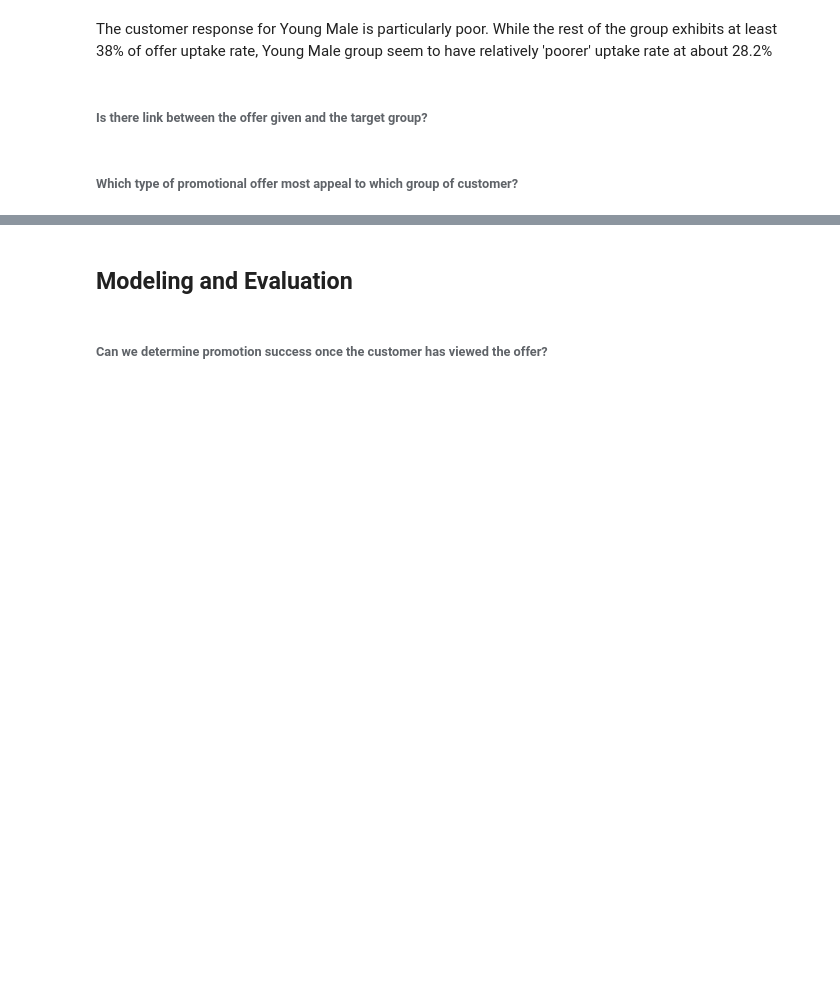
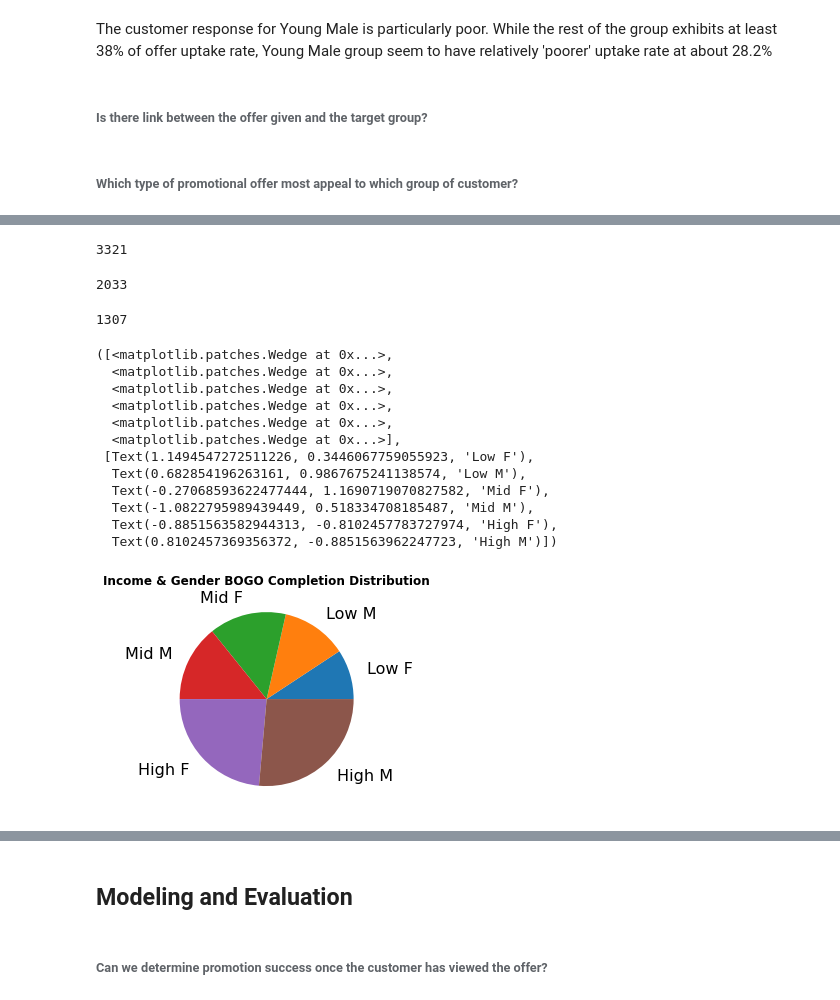
Before and after one commit to watertreader/Udacity_Data_Scientist_Nanodegree, a Jupyter notebook: Project_4/Starbucks_Capstone_notebook.ipynb, the cells around one changed output, grey strips where cells are left out. Cells and saved outputs as stored; diff of their text form; code cells hidden in the pictures; blank space fills up the shorter version.

```diff
--- a/Project_4/Starbucks_Capstone_notebook.ipynb
+++ b/Project_4/Starbucks_Capstone_notebook.ipynb
@@ -1308,0 +1365,16 @@ The customer response for Young Male is particularly poor. While the rest of the
+# %%
+min_income  = offer_completed_bogo.income.min()
+diff_income = offer_completed_bogo.income.max() - min_income
+low_income  = 0.33 * diff_income + min_income
+mid_income  = 0.66 * diff_income + min_income
+# %%
+offer_completed_bogo_low = offer_completed_bogo.loc[offer_completed_bogo.income < low_income]
+offer_completed_bogo_mid = offer_completed_bogo.loc[ (offer_completed_bogo.income > low_income) & (offer_completed_bogo.income < mid_income)]
+offer_completed_bogo_high = offer_completed_bogo.loc[offer_completed_bogo.income < mid_income]
+
+offer_completed_bogo_low_F  = offer_completed_bogo_low.loc[offer_completed_bogo_low.gender == 'F']
+offer_completed_bogo_low_M  = offer_completed_bogo_low.loc[offer_completed_bogo_low.gender == 'M']
+offer_completed_bogo_mid_F  = offer_completed_bogo_mid.loc[offer_completed_bogo_mid.gender == 'F']
+offer_completed_bogo_mid_M  = offer_completed_bogo_mid.loc[offer_completed_bogo_mid.gender == 'M']
+offer_completed_bogo_high_F = offer_completed_bogo_high.loc[offer_completed_bogo_high.gender == 'F']
+offer_completed_bogo_high_M = offer_completed_bogo_high.loc[offer_completed_bogo_high.gender == 'M']
@@ -1308,0 +1410,36 @@ The customer response for Young Male is particularly poor. While the rest of the
+# %%
+offer_completed_discount_high_F.income.count()
+# %% [output]
+3321
+# %%
+offer_completed_bogo_mid_F.income.count()
+# %% [output]
+2033
+# %%
+offer_completed_discount_low_F.income.count()
+# %% [output]
+1307
+# %%
+
+income = [offer_completed_bogo_low_F.income.count(), offer_completed_bogo_low_M.income.count(),
+         offer_completed_bogo_mid_F.income.count(), offer_completed_bogo_mid_M.income.count(),
+         offer_completed_bogo_high_F.income.count(), offer_completed_bogo_high_M.income.count()]
+
+labels=['Low F', 'Low M','Mid F', 'Mid M', 'High F', 'High M']
+
+plt.title("Income & Gender BOGO Completion Distribution", fontweight ="bold")
+plt.pie(income, labels=labels,  labeldistance=1.2, textprops={'fontsize': 16})
+# %% [output]
+([<matplotlib.patches.Wedge at 0x...>,
+  <matplotlib.patches.Wedge at 0x...>,
+  <matplotlib.patches.Wedge at 0x...>,
+  <matplotlib.patches.Wedge at 0x...>,
+  <matplotlib.patches.Wedge at 0x...>,
+  <matplotlib.patches.Wedge at 0x...>],
+ [Text(1.1494547272511226, 0.3446067759055923, 'Low F'),
+  Text(0.682854196263161, 0.9867675241138574, 'Low M'),
+  Text(-0.27068593622477444, 1.1690719070827582, 'Mid F'),
+  Text(-1.0822795989439449, 0.518334708185487, 'Mid M'),
+  Text(-0.8851563582944313, -0.8102457783727974, 'High F'),
+  Text(0.8102457369356372, -0.8851563962247723, 'High M')])
+[figure, added]
```
Also changed, not shown: parts of 21 cells of this notebook.
